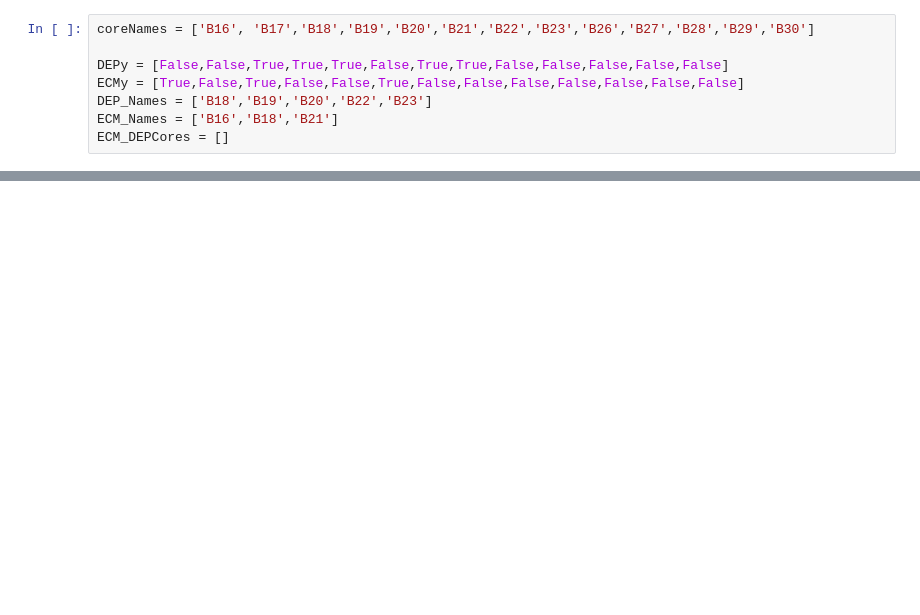
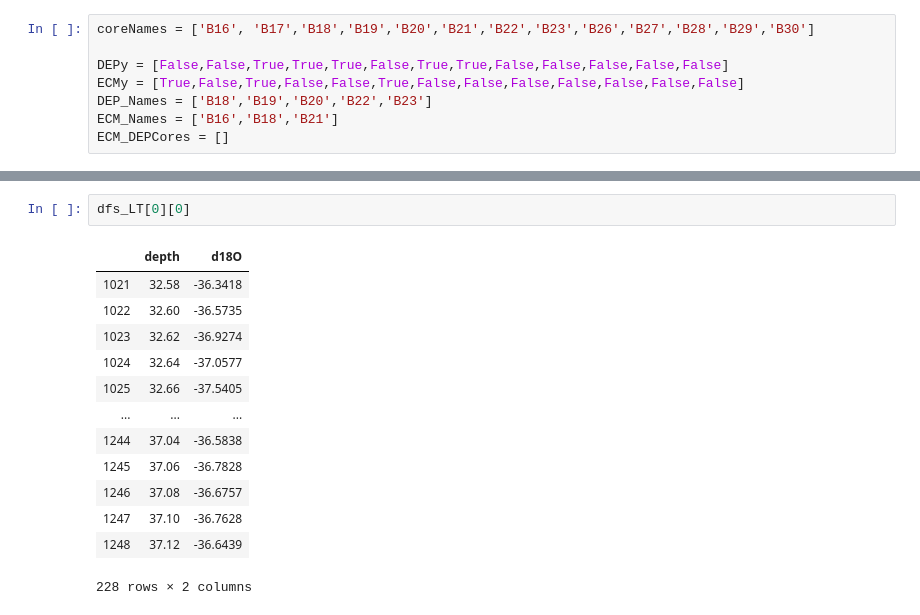
Before and after one commit to TheaQG/AWI_Bcores_Analysis, a Jupyter notebook: MEM_analysis.ipynb, the cells around one changed output, grey strips where cells are left out. Drawn from its saved outputs; the diff is of its cells as text; blank space fills up the shorter version.

```diff
--- a/MEM_analysis.ipynb
+++ b/MEM_analysis.ipynb
@@ -55,0 +73,16 @@ plt.semilogy(B23_MEM[0][0],B23_MEM[0][1])
+# %%
+dfs_LT[0][0]
+# %% [output]
+|  | depth | d18O |
+| 1021 | 32.58 | -36.3418 |
+| 1022 | 32.60 | -36.5735 |
+| 1023 | 32.62 | -36.9274 |
+| 1024 | 32.64 | -37.0577 |
+| 1025 | 32.66 | -37.5405 |
+| ... | ... | ... |
+| 1244 | 37.04 | -36.5838 |
+| 1245 | 37.06 | -36.7828 |
+| 1246 | 37.08 | -36.6757 |
+| 1247 | 37.10 | -36.7628 |
+| 1248 | 37.12 | -36.6439 |
+228 rows × 2 columns
```
Also changed, not shown: parts of 11 cells of this notebook, 3 other files.
